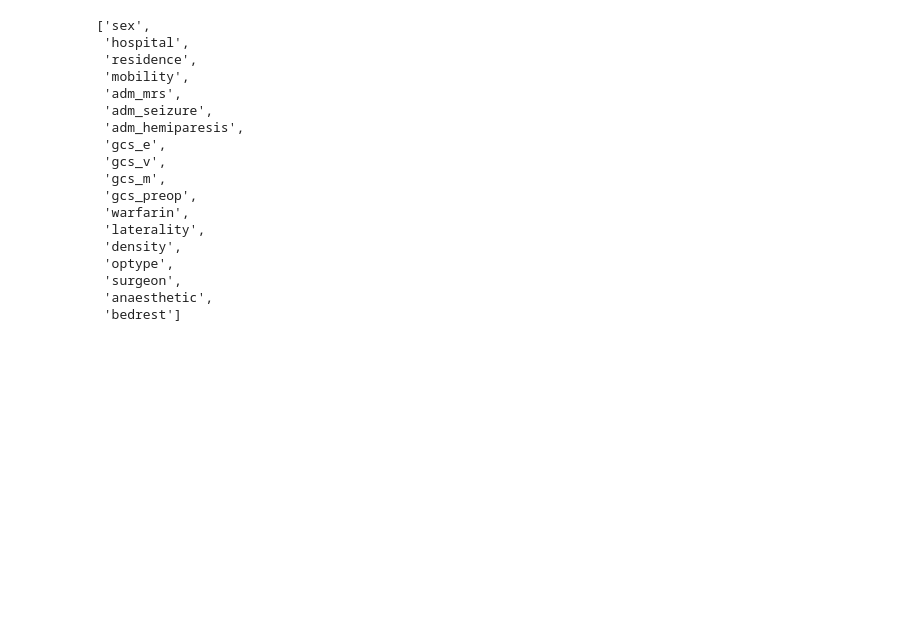
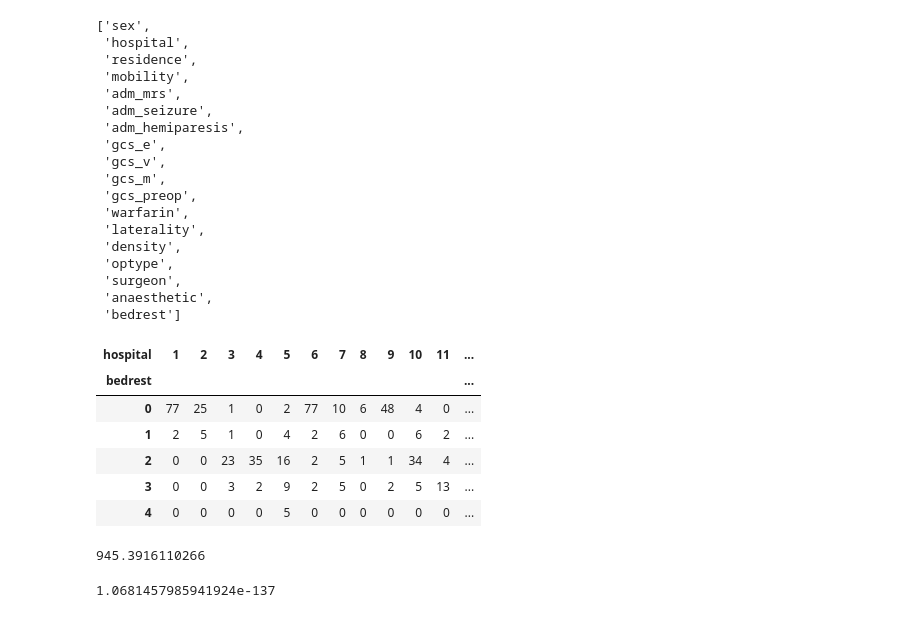
Before and after one commit to c-abbott/surviving-the-icu, a Jupyter notebook: src/notebooks/associations.ipynb, the cells around one changed output. Drawn from its saved outputs; the diff is of its cells as text; code cells hidden in the pictures; blank space fills up the shorter version.

```diff
--- a/src/notebooks/associations.ipynb
+++ b/src/notebooks/associations.ipynb
@@ -361,3 +382,14 @@ cat_cols
  'surgeon',
  'anaesthetic',
  'bedrest']
+# %%
+hole_table = pd.crosstab(csdh['bedrest'], csdh['hospital'])
+hole_table
+# %% [output]
+| hospital | 1 | 2 | 3 | 4 | 5 | 6 | 7 | 8 | 9 | 10 | 11 | ... |
+| bedrest |  |  |  |  |  |  |  |  |  |  |  | ... |
+| 0 | 77 | 25 | 1 | 0 | 2 | 77 | 10 | 6 | 48 | 4 | 0 | ... |
+| 1 | 2 | 5 | 1 | 0 | 4 | 2 | 6 | 0 | 0 | 6 | 2 | ... |
+| 2 | 0 | 0 | 23 | 35 | 16 | 2 | 5 | 1 | 1 | 34 | 4 | ... |
+| 3 | 0 | 0 | 3 | 2 | 9 | 2 | 5 | 0 | 2 | 5 | 13 | ... |
+| 4 | 0 | 0 | 0 | 0 | 5 | 0 | 0 | 0 | 0 | 0 | 0 | ... |
@@ -363,0 +398,8 @@ cat_cols
+# %%
+chi2
+# %% [output]
+945.3916110266
+# %%
+p_val
+# %% [output]
+1.0681457985941924e-137
```
Also changed, not shown: parts of 6 cells of this notebook, 6 other files.
